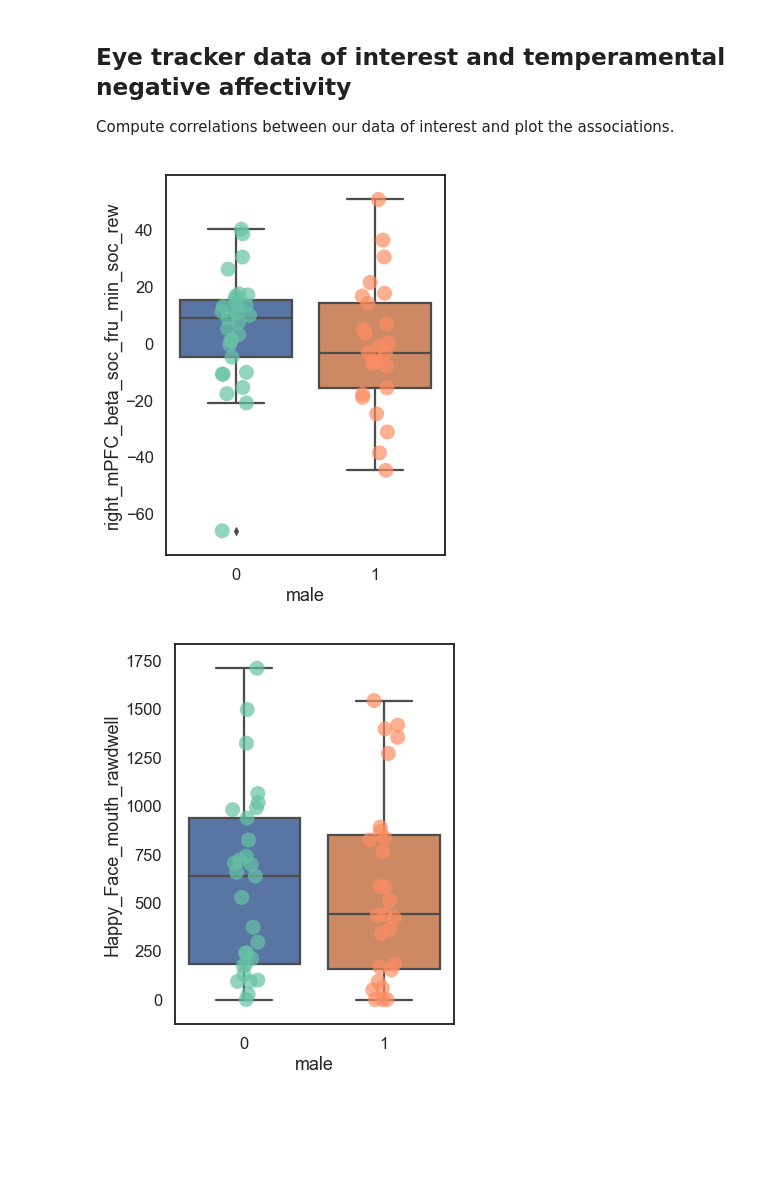
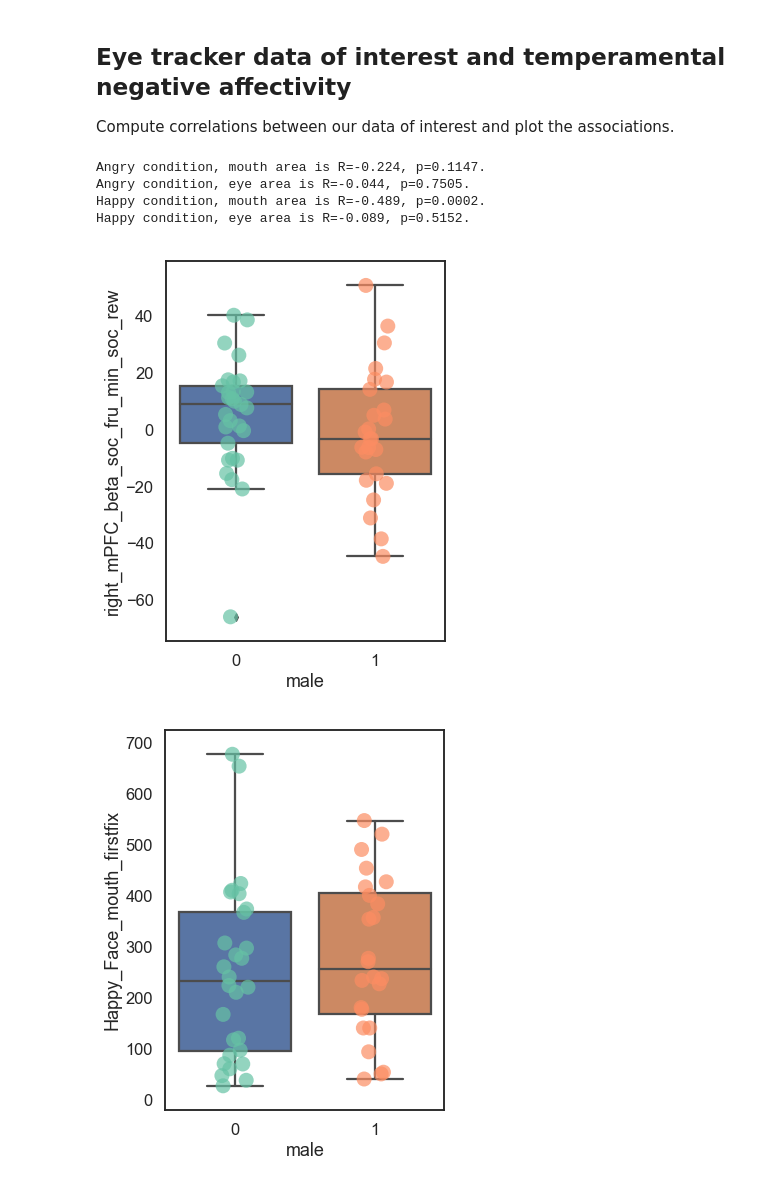
Before and after one commit to catcamacho/socialfrustration, a Jupyter notebook: Make_Figures.ipynb, the cells around one changed output. Drawn from its saved outputs; the diff is of its cells as text; code cells hidden in the pictures; blank space fills up the shorter version.

Commit message:
rename scripts to correct order, update and finalize eye tracking analysis

```diff
--- a/Make_Figures.ipynb
+++ b/Make_Figures.ipynb
@@ -8,7 +8,7 @@ import matplotlib.pyplot as plt
 import seaborn as sns
 
 sns.set(context='talk', style='white')
-file = '../scripts/ChEC_scores_combined_withnirs_std_20200311.csv'
+file = '../scripts/ChEC_scores_combined_withnirs_std_20200406.csv'
 data = read_csv(file,index_col=0,skipinitialspace=True)
 data['cbq_NEG'] = (data['cbqsf_angfrus'] + data['cbqsf_sad'] + data['cbqsf_fear'] + data['cbqsf_discomf'] + (8-data['cbqsf_fallreact']))/5
 data['cbq_SUR'] = (data['cbqsf_activity'] + data['cbqsf_approach'] + data['cbqsf_hip'] + data['cbqsf_impulsivity'] + (8-data['cbqsf_shy']))/5
@@ -47,12 +53,14 @@ aois = ['mouth','eye']
 
 for e in emotions:
     for a in aois:
-        r,p = spearmanr(data['{0}_Face_{1}_rawdwell'.format(e,a)],data['cbq_NEG'],nan_policy='omit')
+        r,p = spearmanr(data['{0}_Face_{1}_firstfix'.format(e,a)],data['cbq_NEG'],nan_policy='omit')
         print('{0} condition, {1} area is R={2}, p={3}.'.format(e,a,round(r,3),round(p,4)))
+# %% [output]
+Angry condition, mouth area is R=-0.224, p=0.1147.
+Angry condition, eye area is R=-0.044, p=0.7505.
+Happy condition, mouth area is R=-0.489, p=0.0002.
+Happy condition, eye area is R=-0.089, p=0.5152.
 # %%
-#data['Happy_Face_mouth_rawdwell'] = data['Happy_Face_mouth_rawdwell']/1000 #convert to seconds for plotting purposes
-#data['Angry_Face_mouth_rawdwell'] = data['Angry_Face_mouth_rawdwell']/1000 #convert to seconds for plotting purposes
-
 plt.figure(figsize=(5,7))
 ax = sns.boxplot(x='male',y='right_mPFC_beta_soc_fru_min_soc_rew',hue='male',data=data,dodge=False)
 ax = sns.stripplot(x='male',y='right_mPFC_beta_soc_fru_min_soc_rew',palette='Set2',marker='o',data=data,size=15,alpha=0.7,dodge=False)
@@ -62,39 +70,39 @@ plt.show()
 plt.close()
 
 plt.figure(figsize=(5,7))
-ax = sns.boxplot(x='male',y='Happy_Face_mouth_rawdwell',hue='male',data=data,dodge=False)
-ax = sns.stripplot(x='male',y='Happy_Face_mouth_rawdwell',palette='Set2',marker='o',data=data,size=15,alpha=0.7,dodge=False)
+ax = sns.boxplot(x='male',y='Happy_Face_mouth_firstfix',hue='male',data=data,dodge=False)
+ax = sns.stripplot(x='male',y='Happy_Face_mouth_firstfix',palette='Set2',marker='o',data=data,size=15,alpha=0.7,dodge=False)
 plt.legend().remove()
 plt.savefig('male_HapDwell.svg')
 plt.show()
 plt.close()
 
-sns.lmplot('cbq_NEG','Happy_Face_mouth_rawdwell',data,ci=None,scatter_kws={'color':'gray'})
+sns.lmplot('cbq_NEG','Happy_Face_mouth_firstfix',data,ci=None,scatter_kws={'color':'gray'})
 plt.savefig('NEG_hap_mouth.svg')
 plt.show()
 plt.close()
 
-sns.lmplot('cbq_NEG','Angry_Face_mouth_rawdwell',data,ci=None,
+sns.lmplot('cbq_NEG','Angry_Face_mouth_firstfix',data,ci=None,
            line_kws={'color': 'darkred'}, scatter_kws={'color':'gray'})
 plt.savefig('NEG_ang_mouth.svg')
 plt.show()
 plt.close()
 
 sns.lmplot('cbq_NEG','right_mPFC_beta_soc_fru_min_soc_rew',data,ci=None, scatter_kws={'color':'gray'})
 plt.savefig('NEG_socfru.svg')
 plt.show()
 plt.close()
 
-sns.lmplot('child_age','Happy_Face_mouth_rawdwell',data,ci=None,scatter_kws={'color':'gray'})
+sns.lmplot('child_age','Happy_Face_mouth_firstfix',data,ci=None,scatter_kws={'color':'gray'})
 plt.savefig('AGE_hap_mouth.svg')
 plt.show()
 plt.close()
 
-sns.lmplot('child_age','Angry_Face_mouth_rawdwell',data,ci=None,
+sns.lmplot('child_age','Angry_Face_mouth_firstfix',data,ci=None,
            line_kws={'color': 'darkred'}, scatter_kws={'color':'gray'})
 plt.savefig('AGE_ang_mouth.svg')
 plt.show()
 plt.close()
 # %% [output]
-[figure, old version]
+[figure, new version]
-[figure, old version]
+[figure, new version]
```
Also changed, not shown: parts of 3 cells of this notebook, 6 other files.
